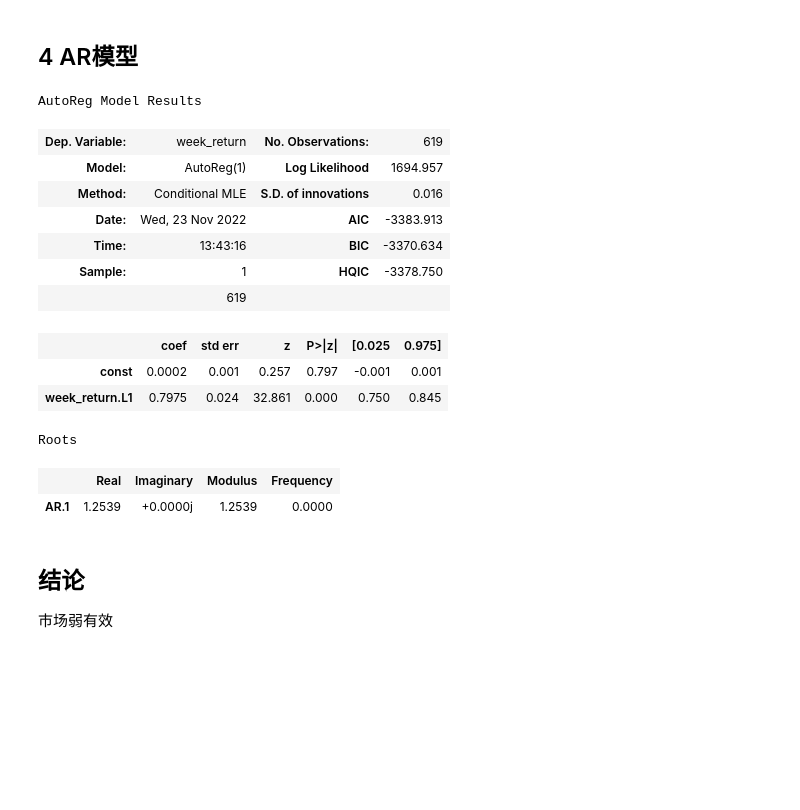
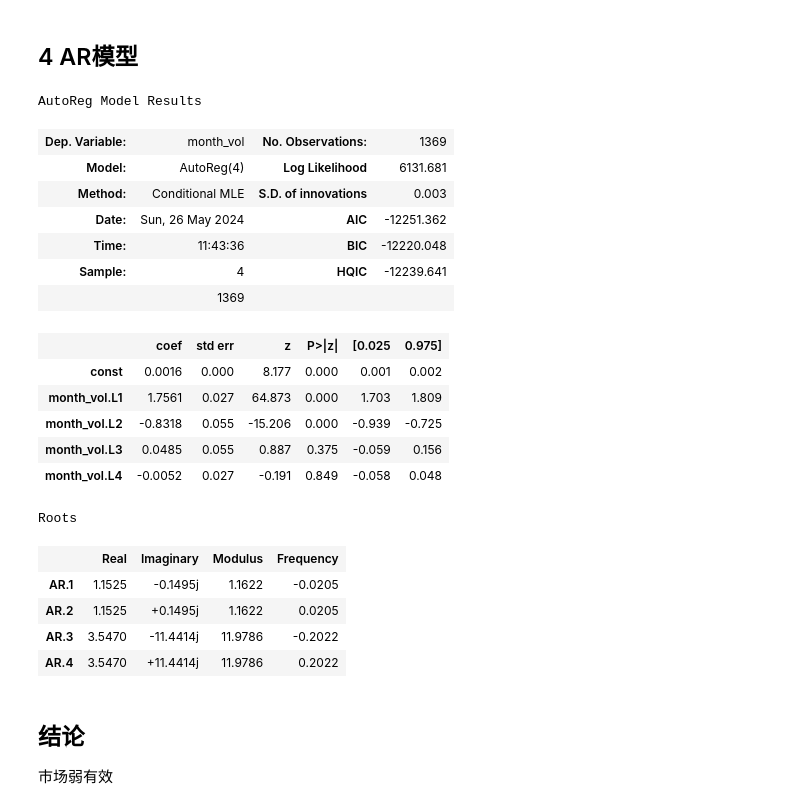
Before and after one commit to xianghancao/Eoconometric-Practice-by-Python, a Jupyter notebook: 6_自回归AR模型的Python应用/实验作业-有效市场假说.ipynb, the cells around one changed output. Drawn from its saved outputs; the diff is of its cells as text; code cells hidden in the pictures; blank space fills up the shorter version.

```diff
--- a/6_自回归AR模型的Python应用/实验作业-有效市场假说.ipynb
+++ b/6_自回归AR模型的Python应用/实验作业-有效市场假说.ipynb
@@ -83,3 +89,5 @@ data['lastweek_close'] = raw_data['close'].shift(5)
 data['week_return'] = (data['close']-data['lastweek_close'])/data['lastweek_close']
 # %%
 # 月收益率
+data['lastmonth_close'] = raw_data['close'].shift(20)
+data['month_return'] = (data['close']-data['lastmonth_close'])/data['lastmonth_close']
@@ -86,3 +96,12 @@ data['week_return'] = (data['close']-data['lastweek_close'])/data['lastweek_clos
+# %%
+# 日波动率
+data['daily_vol'] = data['daily_return'].rolling(20).std()
+# %%
+# 周波动率
+data['week_vol'] = data['week_return'].rolling(20).std()
+# %%
+# 月波动率
+data['month_vol'] = data['month_return'].rolling(20).std()
 # %%
 data=data.dropna()
 data.head(10)
@@ -116,24 +138,30 @@ data[['week_return']].plot(figsize=(10,5), ax=ax[1], color='green')
 ## 4 AR模型
 # %%
 import statsmodels.tsa.ar_model as ar_model
-model = ar_model.AutoReg(data['week_return'], lags=1)
+model = ar_model.AutoReg(data['month_vol'], lags=4)
 result = model.fit()
 result.summary()
 # %% [output]
 AutoReg Model Results
-| Dep. Variable: | week_return | No. Observations: | 619 |
-| Model: | AutoReg(1) | Log Likelihood | 1694.957 |
-| Method: | Conditional MLE | S.D. of innovations | 0.016 |
-| Date: | Wed, 23 Nov 2022 | AIC | -3383.913 |
-| Time: | 13:43:16 | BIC | -3370.634 |
-| Sample: | 1 | HQIC | -3378.750 |
-|  | 619 |  |  |
+| Dep. Variable: | month_vol | No. Observations: | 1369 |
+| Model: | AutoReg(4) | Log Likelihood | 6131.681 |
+| Method: | Conditional MLE | S.D. of innovations | 0.003 |
+| Date: | Sun, 26 May 2024 | AIC | -12251.362 |
+| Time: | 11:43:36 | BIC | -12220.048 |
+| Sample: | 4 | HQIC | -12239.641 |
+|  | 1369 |  |  |
 |  | coef | std err | z | P>|z| | [0.025 | 0.975] |
-| const | 0.0002 | 0.001 | 0.257 | 0.797 | -0.001 | 0.001 |
-| week_return.L1 | 0.7975 | 0.024 | 32.861 | 0.000 | 0.750 | 0.845 |
+| const | 0.0016 | 0.000 | 8.177 | 0.000 | 0.001 | 0.002 |
+| month_vol.L1 | 1.7561 | 0.027 | 64.873 | 0.000 | 1.703 | 1.809 |
+| month_vol.L2 | -0.8318 | 0.055 | -15.206 | 0.000 | -0.939 | -0.725 |
+| month_vol.L3 | 0.0485 | 0.055 | 0.887 | 0.375 | -0.059 | 0.156 |
+| month_vol.L4 | -0.0052 | 0.027 | -0.191 | 0.849 | -0.058 | 0.048 |
 Roots
 |  | Real | Imaginary | Modulus | Frequency |
-| AR.1 | 1.2539 | +0.0000j | 1.2539 | 0.0000 |
+| AR.1 | 1.1525 | -0.1495j | 1.1622 | -0.0205 |
+| AR.2 | 1.1525 | +0.1495j | 1.1622 | 0.0205 |
+| AR.3 | 3.5470 | -11.4414j | 11.9786 | -0.2022 |
+| AR.4 | 3.5470 | +11.4414j | 11.9786 | 0.2022 |
 # %% [markdown]
 ## 结论
 市场弱有效
```
Also changed, not shown: parts of 8 cells of this notebook, 34 other files.
